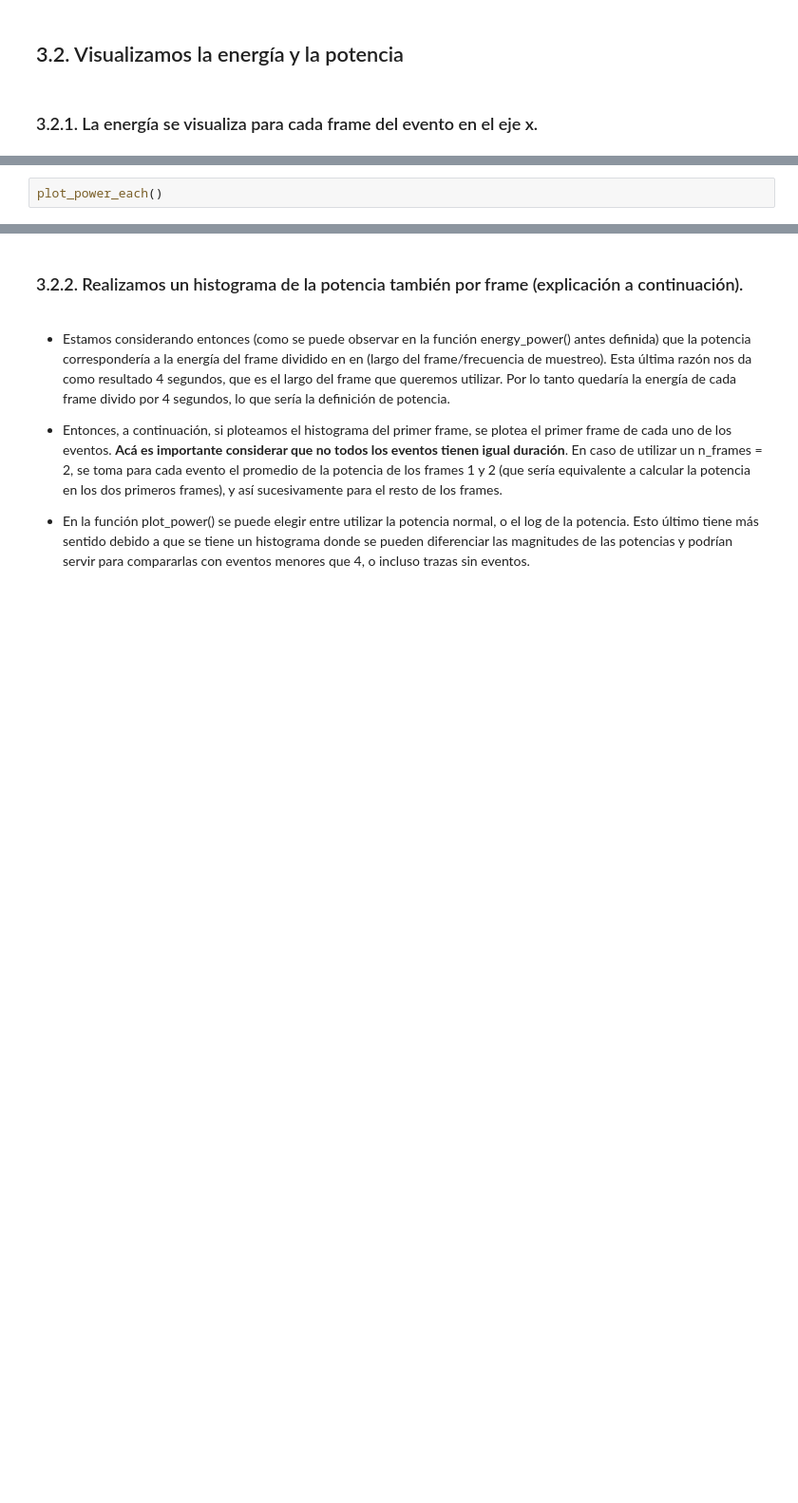
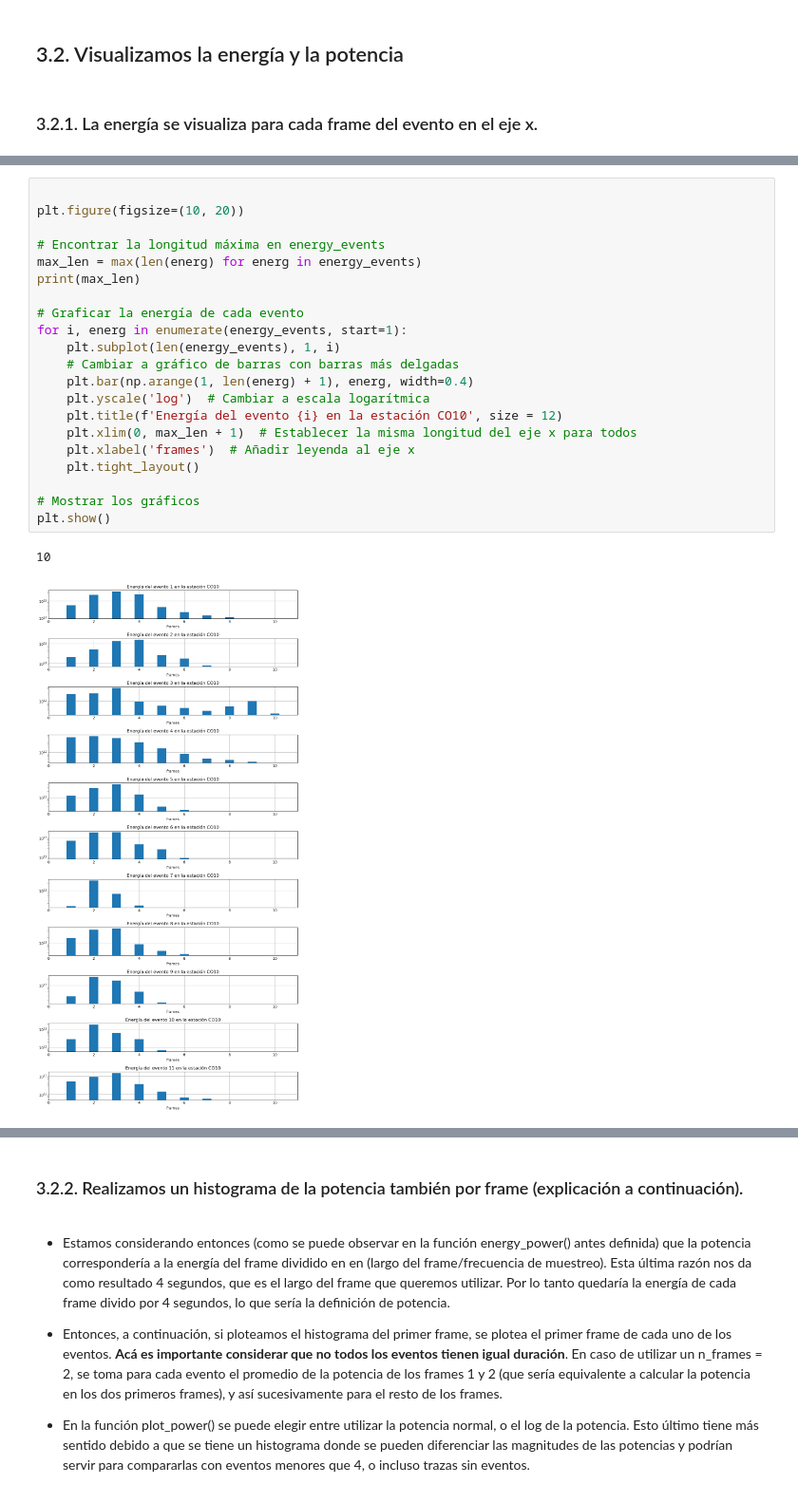
Before and after one commit to simonvidal99/Trigger, a Jupyter notebook: energy.ipynb, the cells around one changed output, grey strips where cells are left out. Shown at 95% size. Drawn from its saved outputs; the diff is of its cells as text; blank space fills up the shorter version.

```diff
--- a/energy.ipynb
+++ b/energy.ipynb
@@ -370,2 +369,24 @@ plt.show()
-# %%
-plot_power_each()
+# %%
+
+plt.figure(figsize=(10, 20))
+
+# Encontrar la longitud máxima en energy_events
+max_len = max(len(energ) for energ in energy_events)
+print(max_len)
+
+# Graficar la energía de cada evento
+for i, energ in enumerate(energy_events, start=1):
+    plt.subplot(len(energy_events), 1, i)
+    # Cambiar a gráfico de barras con barras más delgadas
+    plt.bar(np.arange(1, len(energ) + 1), energ, width=0.4)
+    plt.yscale('log')  # Cambiar a escala logarítmica
+    plt.title(f'Energía del evento {i} en la estación CO10', size = 12)
+    plt.xlim(0, max_len + 1)  # Establecer la misma longitud del eje x para todos
+    plt.xlabel('frames')  # Añadir leyenda al eje x
+    plt.tight_layout()
+
+# Mostrar los gráficos
+plt.show()
+# %% [output]
+10
+[figure, added]
```
Also changed, not shown: parts of 40 cells of this notebook, 1 other file.
